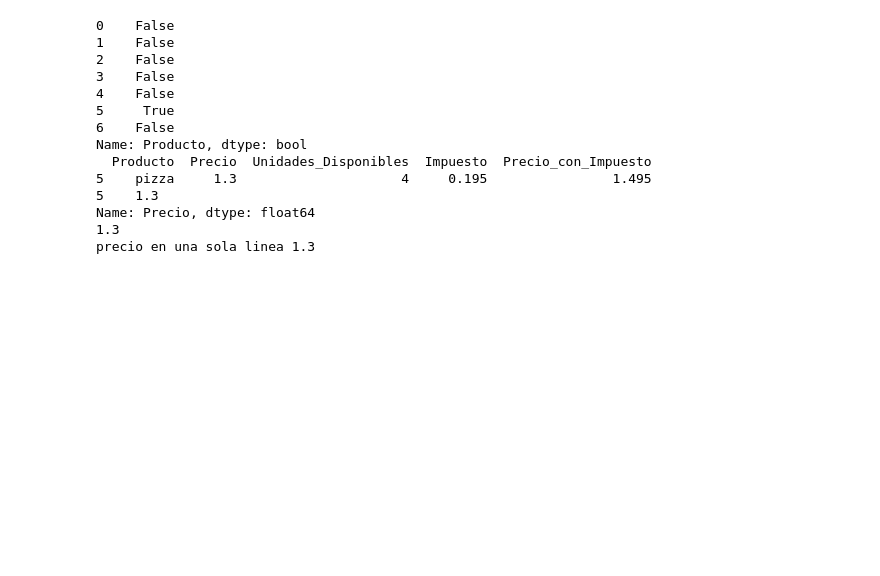
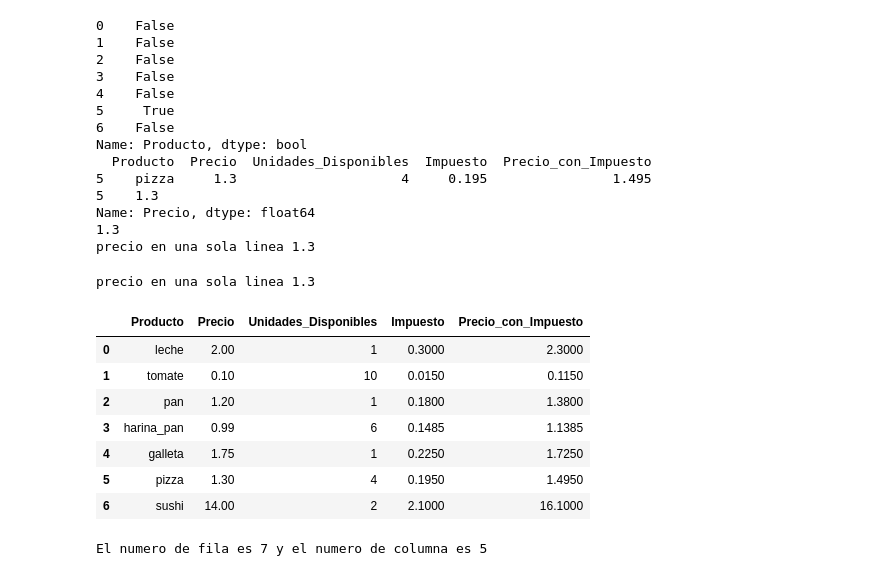
Before and after one commit to aiorodt/Python-Prep, a Jupyter notebook: Alejandro IA/modulo 2/Panda.ipynb, the cells around one changed output. Saved outputs shown, nothing was run; the diff lists cells and outputs as text; code cells hidden in the pictures; blank space fills up the shorter version.

Commit message:
Panda

```diff
--- a/Alejandro IA/modulo 2/Panda.ipynb
+++ b/Alejandro IA/modulo 2/Panda.ipynb
@@ -635,3 +635,31 @@ Name: Producto, dtype: bool
 Name: Precio, dtype: float64
 1.3
 precio en una sola linea 1.3
+# %%
+#Problema 6: Seleccionar el Precio de un Producto Específico
+# Puedes hacer todo esto en una sola línea, lo que es muy común en Pandas:
+precio_en_una_linea=df_ventas[df_ventas["Producto"]=="pizza"]["Precio"].item()
+print(f"precio en una sola linea {precio_en_una_linea}")
+# %% [output]
+precio en una sola linea 1.3
+# %%
+#Problema 7: Reemplazar un Valor
+#Objetivo: El precio de la galleta ha subido a 1.75. Actualiza el valor en el DataFrame
+df_ventas.loc[4,"Precio"]=1.75
+# %%
+display(df_ventas)
+# %% [output]
+|  | Producto | Precio | Unidades_Disponibles | Impuesto | Precio_con_Impuesto |
+| 0 | leche | 2.00 | 1 | 0.3000 | 2.3000 |
+| 1 | tomate | 0.10 | 10 | 0.0150 | 0.1150 |
+| 2 | pan | 1.20 | 1 | 0.1800 | 1.3800 |
+| 3 | harina_pan | 0.99 | 6 | 0.1485 | 1.1385 |
+| 4 | galleta | 1.75 | 1 | 0.2250 | 1.7250 |
+| 5 | pizza | 1.30 | 4 | 0.1950 | 1.4950 |
+| 6 | sushi | 14.00 | 2 | 2.1000 | 16.1000 |
+# %%
+#Problema 8: Conocer el Tamaño de tu DataFrame
+numero_de_fila,numero_de_columna=df_ventas.shape
+print(f"El numero de fila es {numero_de_fila} y el numero de columna es {numero_de_columna}")
+# %% [output]
+El numero de fila es 7 y el numero de columna es 5
```
Also changed, not shown: parts of 3 cells of this notebook.
